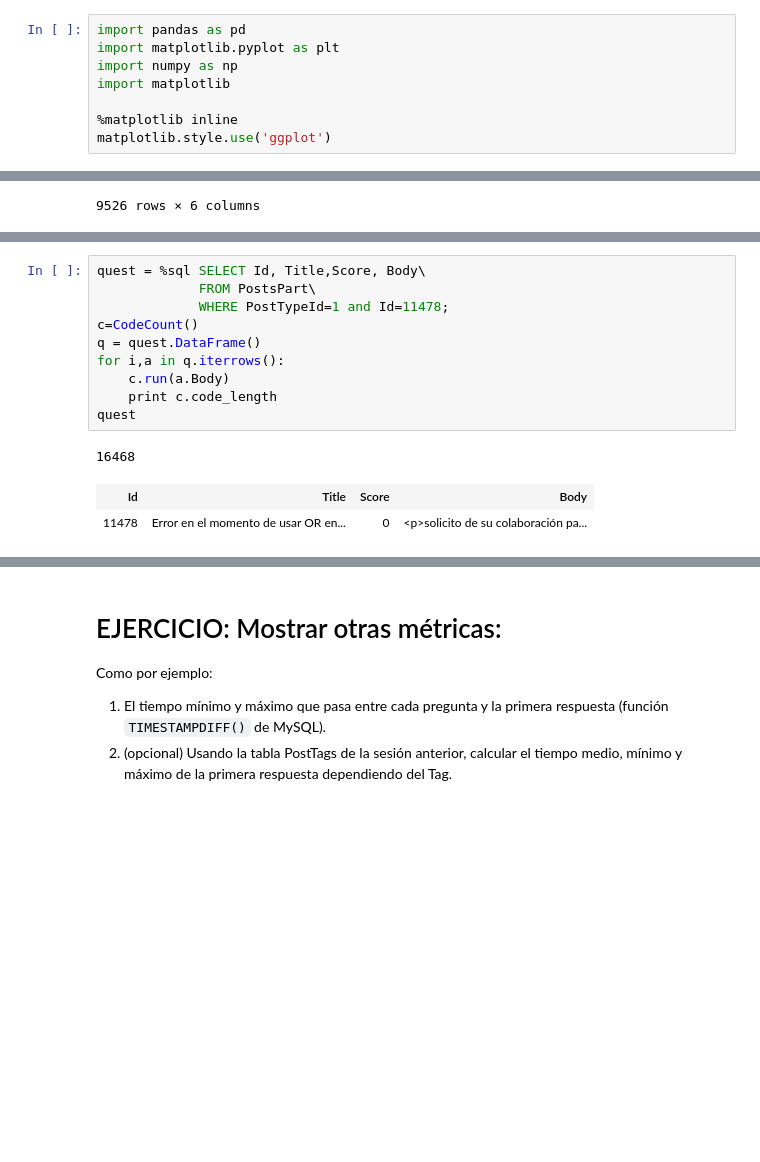
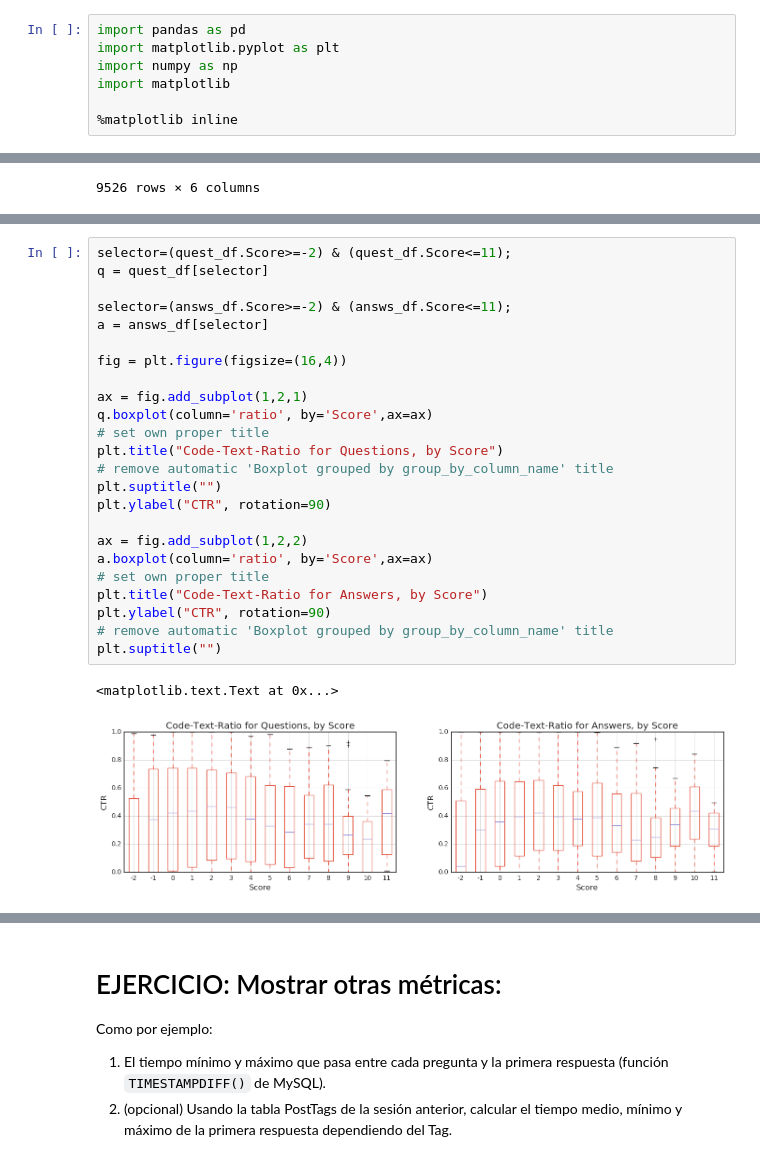
Before and after one commit to JavierCVilla/Master-bgde, a Jupyter notebook: sesion2/sesion2.ipynb, the cells around one changed output, grey strips where cells are left out. Saved outputs shown, nothing was run; the diff lists cells and outputs as text; blank space fills up the shorter version.

```diff
--- a/sesion2/sesion2.ipynb
+++ b/sesion2/sesion2.ipynb
@@ -25,7 +25,6 @@ import numpy as np
 import matplotlib
 
 %matplotlib inline
-matplotlib.style.use('ggplot')
 # %%
 %%sql
 mysql+pymysql://root:root@localhost/?charset=utf8mb4&local_infile=1
@@ -987,14 +973,27 @@ a.boxplot(column='ratio', by='Score')
-# %%
-quest = %sql SELECT Id, Title,Score, Body\
-             FROM PostsPart\
-             WHERE PostTypeId=1 and Id=11478;
-c=CodeCount()
-q = quest.DataFrame()
-for i,a in q.iterrows():
-    c.run(a.Body)
-    print c.code_length
-quest
-# %% [output]
-16468
-| Id | Title | Score | Body |
-| 11478 | Error en el momento de usar OR en... | 0 | <p>solicito de su colaboración pa... |
+# %%
+selector=(quest_df.Score>=-2) & (quest_df.Score<=11);
+q = quest_df[selector]
+
+selector=(answs_df.Score>=-2) & (answs_df.Score<=11);
+a = answs_df[selector]
+
+fig = plt.figure(figsize=(16,4))
+
+ax = fig.add_subplot(1,2,1)
+q.boxplot(column='ratio', by='Score',ax=ax)
+# set own proper title
+plt.title("Code-Text-Ratio for Questions, by Score")
+# remove automatic 'Boxplot grouped by group_by_column_name' title
+plt.suptitle("")
+plt.ylabel("CTR", rotation=90)
+
+ax = fig.add_subplot(1,2,2)
+a.boxplot(column='ratio', by='Score',ax=ax)
+# set own proper title
+plt.title("Code-Text-Ratio for Answers, by Score")
+plt.ylabel("CTR", rotation=90)
+# remove automatic 'Boxplot grouped by group_by_column_name' title
+plt.suptitle("")
+# %% [output]
+<matplotlib.text.Text at 0x...>
+[figure, added]
```
Also changed, not shown: parts of 12 cells of this notebook.
